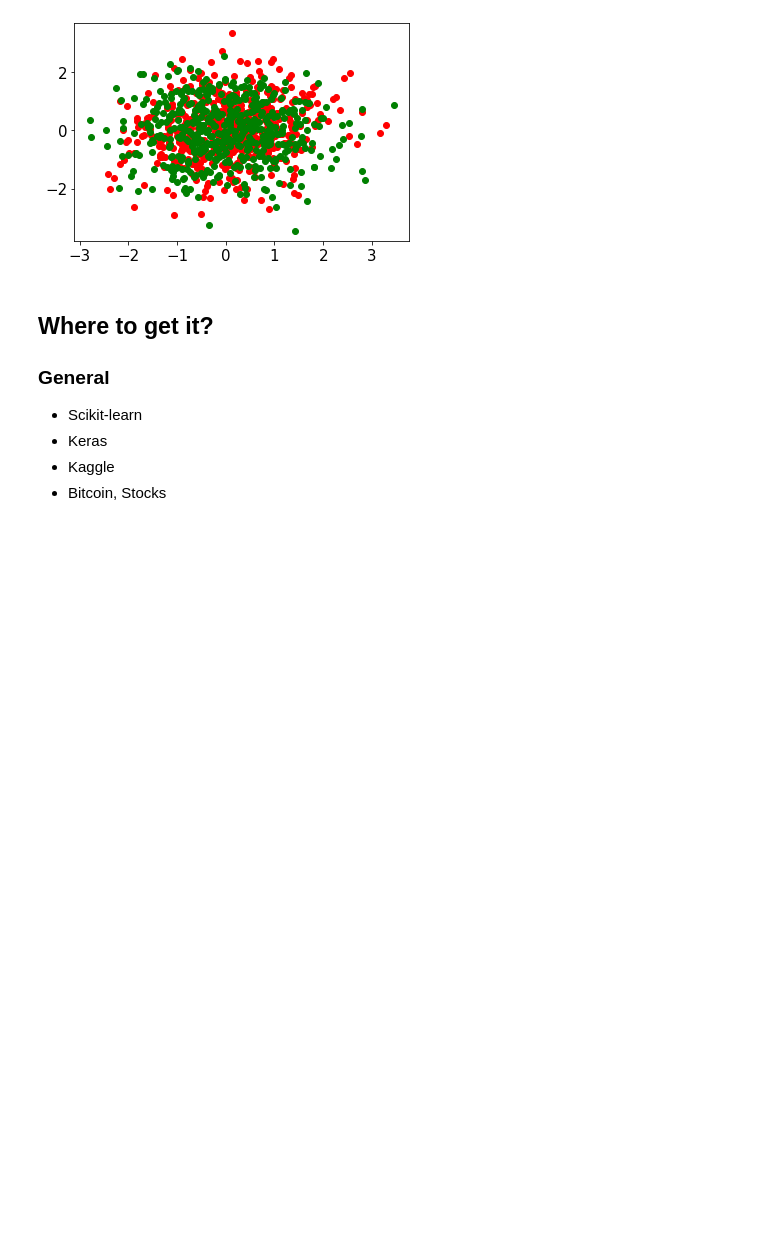
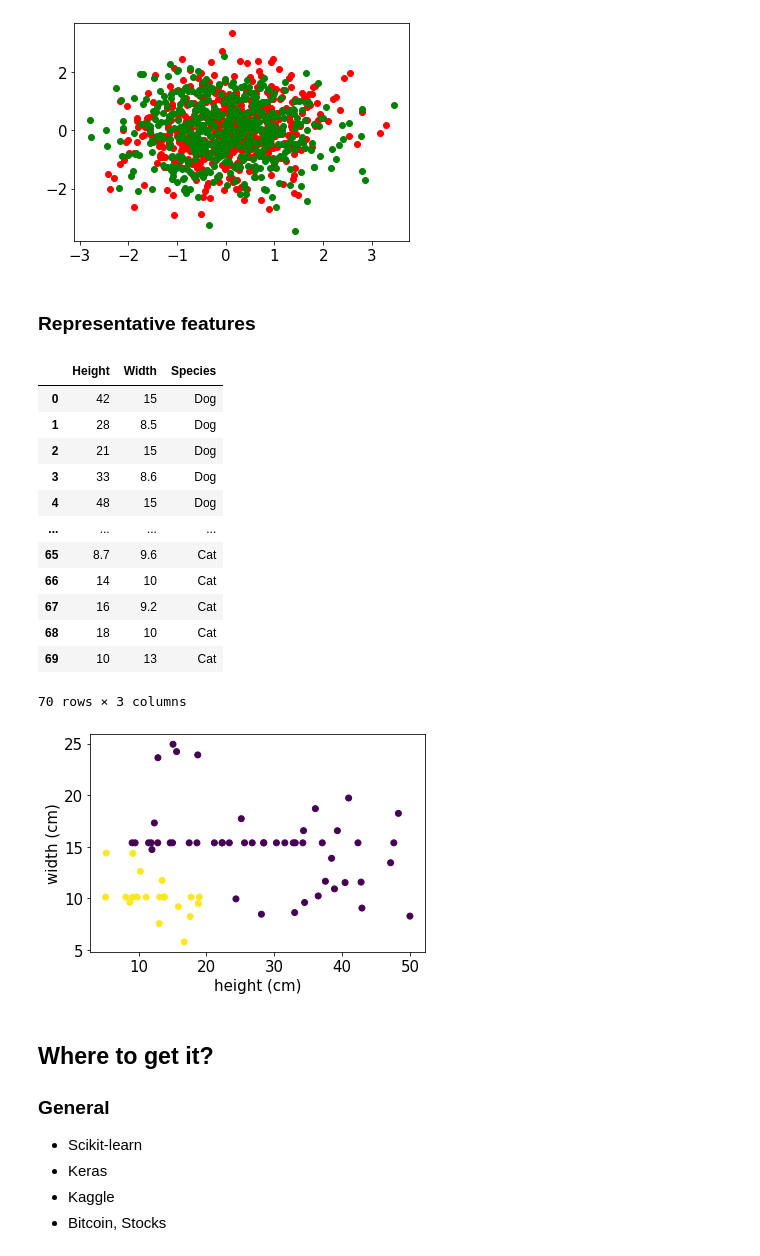
Before and after one commit to tomasplsek/AstroML, a Jupyter notebook: 02_decision_tree.ipynb, the cells around one changed output. Cells and saved outputs as stored; diff of their text form; code cells hidden in the pictures; blank space fills up the shorter version.

```diff
--- a/02_decision_tree.ipynb
+++ b/02_decision_tree.ipynb
@@ -74,6 +75,42 @@ plt.scatter(dist1[:, 0], dist1[:, 1], color='red')
 plt.scatter(dist2[:, 0], dist2[:, 1], color='green');
 # %% [output]
 [figure]
+# %% [markdown]
+### **Representative features**
+# %%
+Ndog, Ncat = 50, 20
+
+height = np.hstack((np.random.uniform(8, 50, size=Ndog),
+                    np.random.uniform(5, 20, size=Ncat)))
+
+width = np.hstack((np.random.uniform(8, 25, size=Ndog),
+                    np.random.uniform(5, 16, size=Ncat)))
+
+y = Ndog*["Dog"] + Ncat*["Cat"]
+width[:Ndog][::2], width[Ndog:][::2] = np.mean(width[:Ndog]), np.mean(width[Ndog:])
+labels = Ndog*[0] + Ncat*[1]
+
+plt.scatter(height, width, c=labels)
+plt.xlabel("height (cm)")
+plt.ylabel("width (cm)")
+
+pd.options.display.float_format = "{:,.2g}".format
+pd.DataFrame({"Height" : height, "Width" : width, "Species" : y})
+# %% [output]
+|  | Height | Width | Species |
+| 0 | 42 | 15 | Dog |
+| 1 | 28 | 8.5 | Dog |
+| 2 | 21 | 15 | Dog |
+| 3 | 33 | 8.6 | Dog |
+| 4 | 48 | 15 | Dog |
+| ... | ... | ... | ... |
+| 65 | 8.7 | 9.6 | Cat |
+| 66 | 14 | 10 | Cat |
+| 67 | 16 | 9.2 | Cat |
+| 68 | 18 | 10 | Cat |
+| 69 | 10 | 13 | Cat |
+70 rows × 3 columns
+[figure, added]
 # %% [markdown]
 ## **Where to get it?**
 
```
Also changed, not shown: parts of 3 cells of this notebook.
